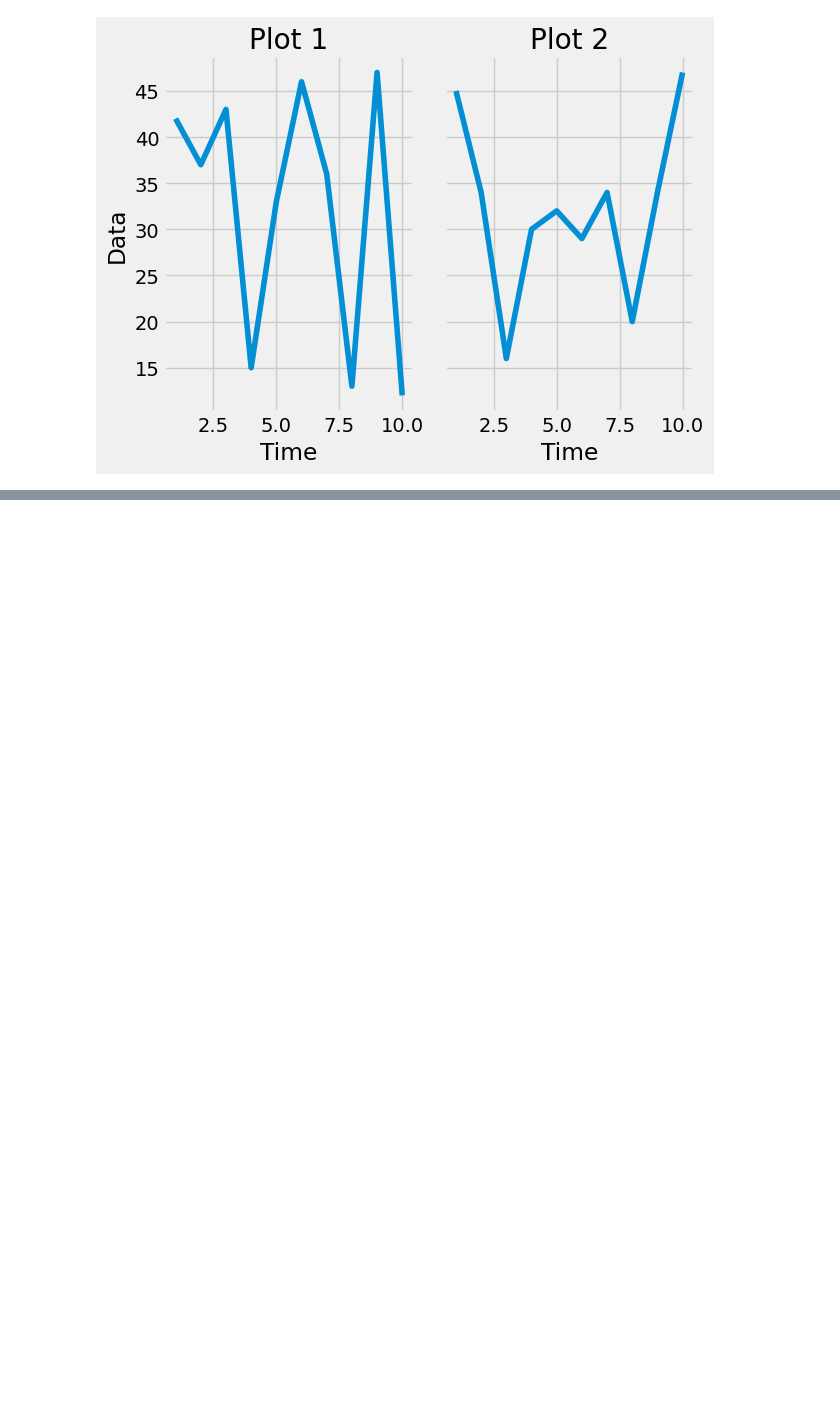
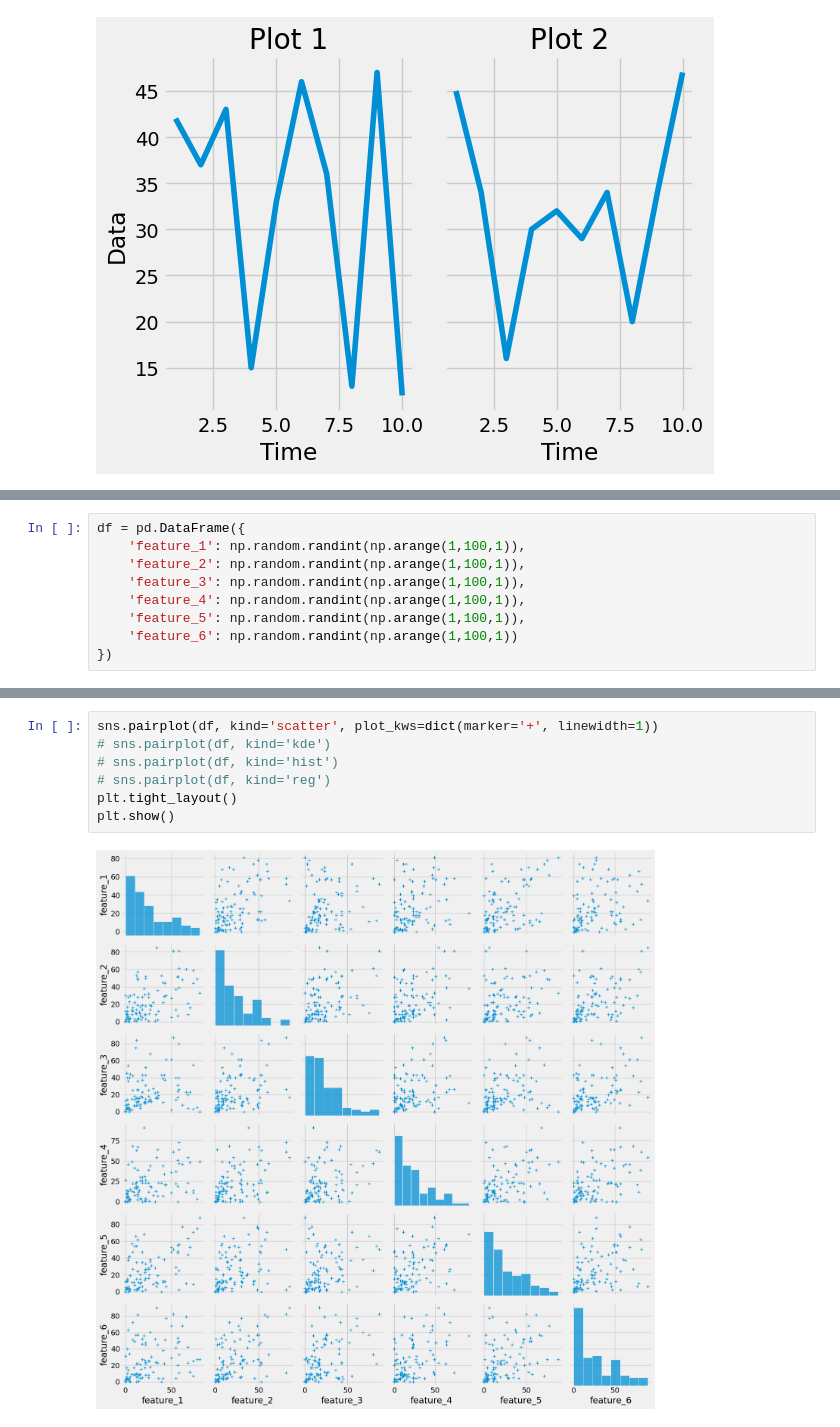
Before and after one commit to ROHIT318/python-practice, a Jupyter notebook: learn_matplotlib.ipynb, the cells around one changed output, grey strips where cells are left out. Saved outputs shown, nothing was run; the diff lists cells and outputs as text; blank space fills up the shorter version.

```diff
--- a/learn_matplotlib.ipynb
+++ b/learn_matplotlib.ipynb
@@ -400,0 +416,9 @@ plt.show()
+# %%
+df = pd.DataFrame({
+    'feature_1': np.random.randint(np.arange(1,100,1)),
+    'feature_2': np.random.randint(np.arange(1,100,1)),
+    'feature_3': np.random.randint(np.arange(1,100,1)),
+    'feature_4': np.random.randint(np.arange(1,100,1)),
+    'feature_5': np.random.randint(np.arange(1,100,1)),
+    'feature_6': np.random.randint(np.arange(1,100,1))
+})
@@ -400,0 +434,9 @@ plt.show()
+# %%
+sns.pairplot(df, kind='scatter', plot_kws=dict(marker='+', linewidth=1))
+# sns.pairplot(df, kind='kde')
+# sns.pairplot(df, kind='hist')
+# sns.pairplot(df, kind='reg')
+plt.tight_layout()
+plt.show()
+# %% [output]
+[figure, added]
```
Also changed, not shown: parts of 8 cells of this notebook.
